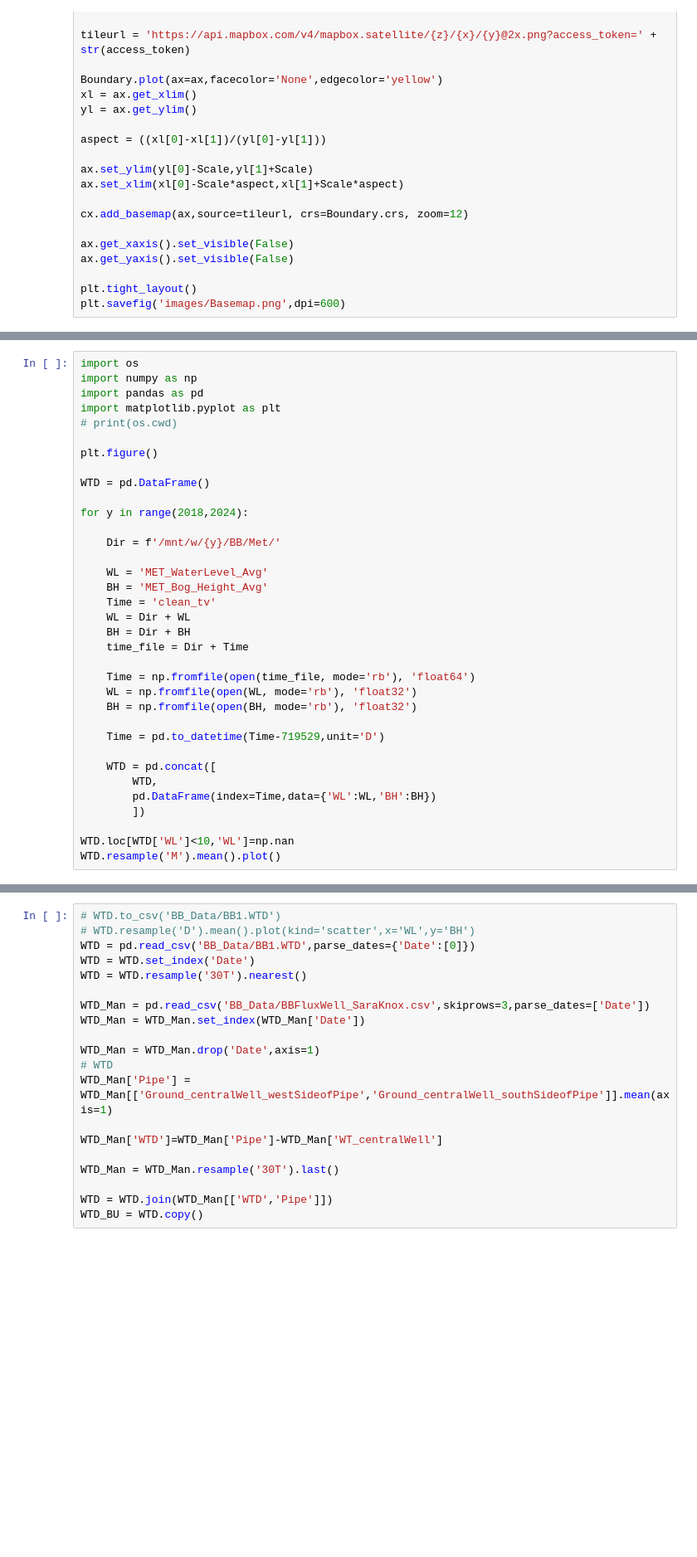
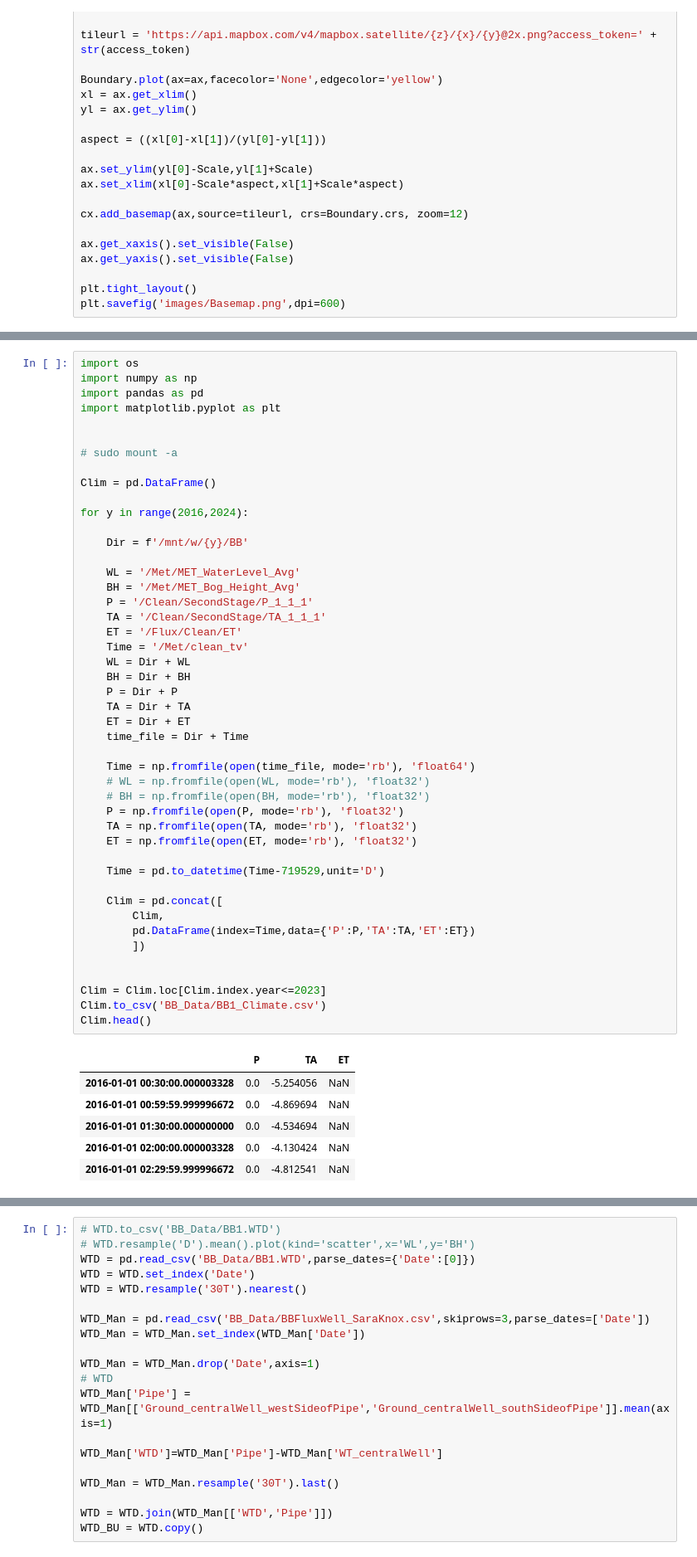
Before and after one commit to ubc-micromet/BBECA_Work, a Jupyter notebook: Maps_and_Figures.ipynb, the cells around one changed output, grey strips where cells are left out. Shown: that part at 83% size. Saved outputs shown, nothing was run; the diff lists cells and outputs as text; blank space fills up the shorter version.

```diff
--- a/Maps_and_Figures.ipynb
+++ b/Maps_and_Figures.ipynb
@@ -297,35 +333,53 @@ Freq: A-DEC, Name: PRECIP_AMOUNT, dtype: float64
 # %%
 import os
 import numpy as np
 import pandas as pd
 import matplotlib.pyplot as plt
-# print(os.cwd)
 
-plt.figure()
 
-WTD = pd.DataFrame()
+# sudo mount -a
 
-for y in range(2018,2024):
+Clim = pd.DataFrame()
 
-    Dir = f'/mnt/w/{y}/BB/Met/'
+for y in range(2016,2024):
 
-    WL = 'MET_WaterLevel_Avg'
-    BH = 'MET_Bog_Height_Avg'
-    Time = 'clean_tv'
+    Dir = f'/mnt/w/{y}/BB'
+
+    WL = '/Met/MET_WaterLevel_Avg'
+    BH = '/Met/MET_Bog_Height_Avg'
+    P = '/Clean/SecondStage/P_1_1_1'
+    TA = '/Clean/SecondStage/TA_1_1_1'
+    ET = '/Flux/Clean/ET'
+    Time = '/Met/clean_tv'
     WL = Dir + WL
     BH = Dir + BH
+    P = Dir + P
+    TA = Dir + TA
+    ET = Dir + ET
     time_file = Dir + Time
 
     Time = np.fromfile(open(time_file, mode='rb'), 'float64')
-    WL = np.fromfile(open(WL, mode='rb'), 'float32')
-    BH = np.fromfile(open(BH, mode='rb'), 'float32')
+    # WL = np.fromfile(open(WL, mode='rb'), 'float32')
+    # BH = np.fromfile(open(BH, mode='rb'), 'float32')
+    P = np.fromfile(open(P, mode='rb'), 'float32')
+    TA = np.fromfile(open(TA, mode='rb'), 'float32')
+    ET = np.fromfile(open(ET, mode='rb'), 'float32')
 
     Time = pd.to_datetime(Time-719529,unit='D')
 
-    WTD = pd.concat([
-        WTD,
-        pd.DataFrame(index=Time,data={'WL':WL,'BH':BH})
+    Clim = pd.concat([
+        Clim,
+        pd.DataFrame(index=Time,data={'P':P,'TA':TA,'ET':ET})
         ])
 
-WTD.loc[WTD['WL']<10,'WL']=np.nan
-WTD.resample('M').mean().plot()
+
+Clim = Clim.loc[Clim.index.year<=2023]
+Clim.to_csv('BB_Data/BB1_Climate.csv')
+Clim.head()
+# %% [output]
+|  | P | TA | ET |
+| 2016-01-01 00:30:00.000003328 | 0.0 | -5.254056 | NaN |
+| 2016-01-01 00:59:59.999996672 | 0.0 | -4.869694 | NaN |
+| 2016-01-01 01:30:00.000000000 | 0.0 | -4.534694 | NaN |
+| 2016-01-01 02:00:00.000003328 | 0.0 | -4.130424 | NaN |
+| 2016-01-01 02:29:59.999996672 | 0.0 | -4.812541 | NaN |
```
Also changed, not shown: parts of 8 cells of this notebook, 13 other files.
